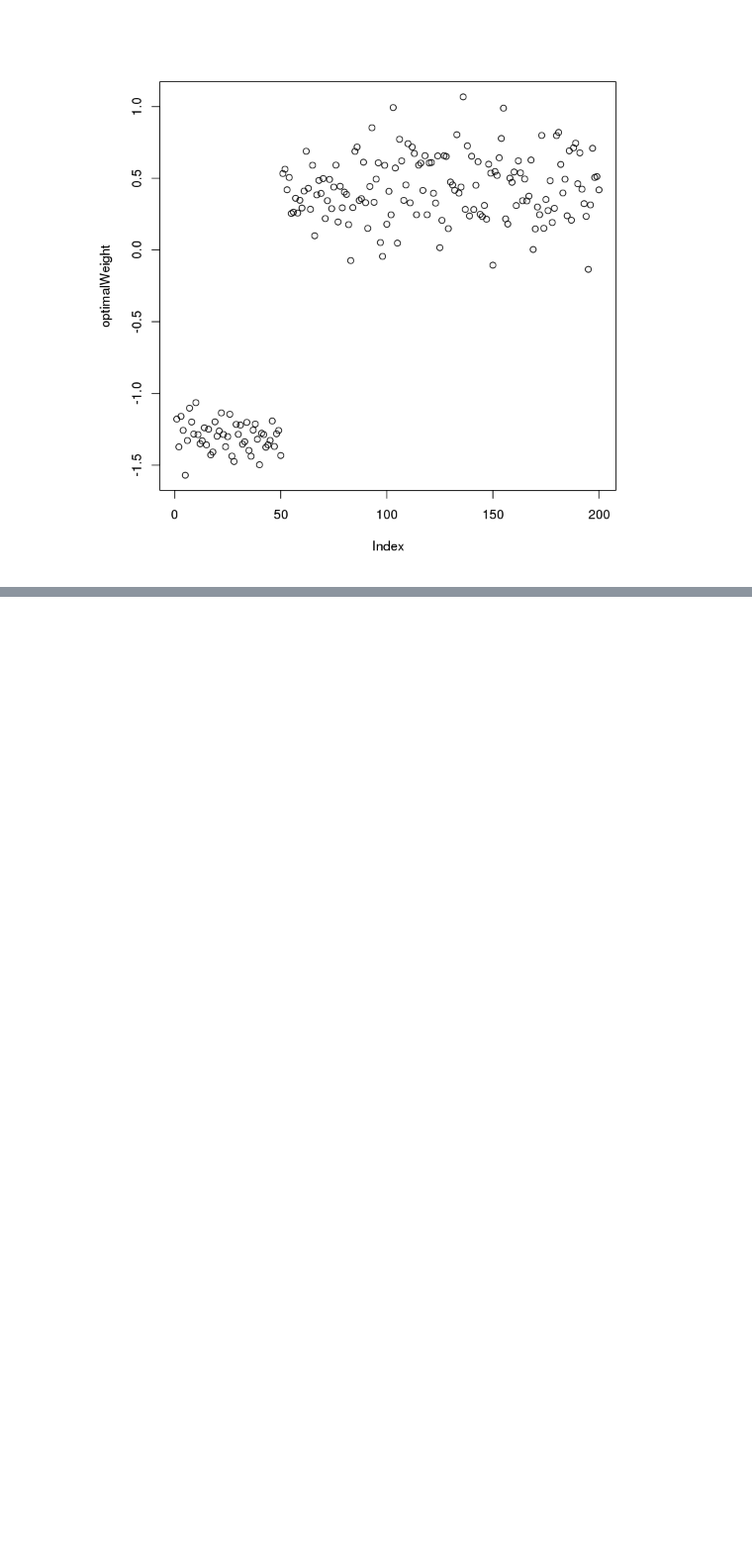
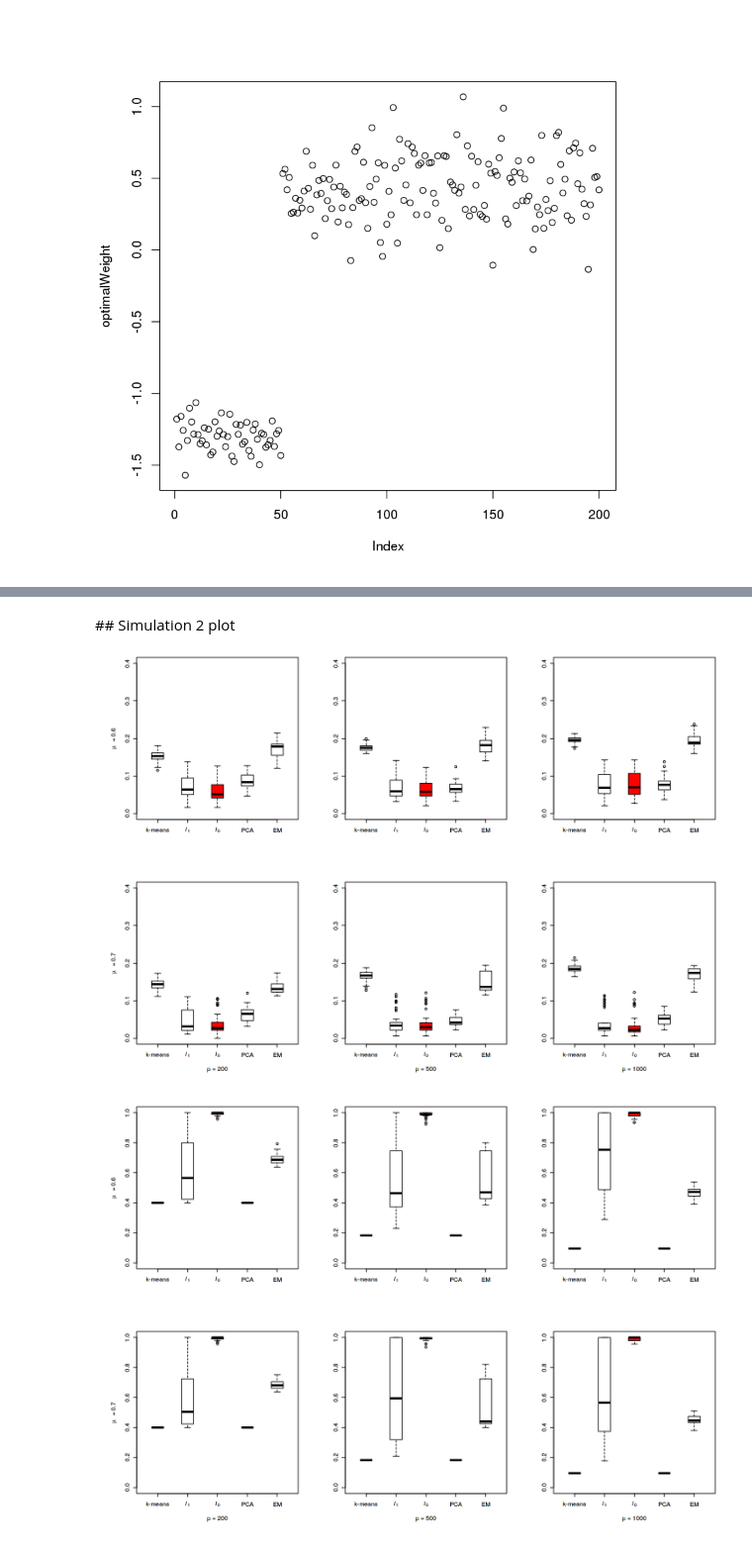
Before and after one commit to shifwang/SparseKmeans, a Jupyter notebook: Remarks.ipynb, the cells around one changed output, grey strips where cells are left out. Shown at 99% size. Cells and saved outputs as stored; diff of their text form; code cells hidden in the pictures; blank space fills up the shorter version.

```diff
--- a/Remarks.ipynb
+++ b/Remarks.ipynb
@@ -33,0 +158,39 @@ plot(optimalWeight)
+# %% [markdown]
+<a id=sim2>
+## Simulation 2 plot
+</a>
+# %%
+load('2016-09-22-06-17-21-info-2.RData') # simulation 2
+num.iter <- dim(info)[1]
+num.feature <- dim(info)[2]
+num.mus <- dim(info)[3]
+num.alg <- length(info[1,1,1][[1]]$results)
+result.cer <- array(NA, dim = c(num.iter, num.feature, num.mus, num.alg))
+result.recall <- array(NA, dim = c(num.iter, num.feature, num.mus, num.alg))
+result.precision <- array(NA, dim = c(num.iter, num.feature, num.mus, num.alg))
+result.Fscore <- array(NA, dim = c(num.iter, num.feature, num.mus, num.alg))
+true.label <- rep(1:6,rep(20,6))
+for (i1 in 1:num.iter)
+  for (i2 in 1:num.feature)
+    for (i3 in 1:num.mus)
+      for (i4 in 1:num.alg) {
+        tmp <- info[i1, i2, i3][[1]]
+        result.cer[i1, i2, i3, i4] <- CER(true.label,tmp$results[[i4]]$Cs)
+        result.recall[i1, i2, i3, i4] <- sum(tmp$results[[i4]]$weights[1:50] != 0)/50
+        result.precision[i1, i2, i3, i4] <- sum(tmp$results[[i4]]$weights[1:50] != 0)/sum(tmp$results[[i4]]$weights != 0)
+        result.Fscore[i1, i2, i3, i4] <- 2/(result.precision[i1, i2, i3, i4]^-1 + result.recall[i1, i2, i3, i4]^-1)
+      }
+alg.names <- c("k-means",expression(italic(l)["1"]),expression(italic(l)["0"]), "PCA", "EM")
+MakeBoxplot(result.cer,
+            ylim = c(0, 0.4),
+            mus = c(0.6, 0.7),
+            alg.names)
+MakeBoxplot(result.Fscore,
+            ylim = c(0, 1),
+            mus = c(0.6, 0.7),
+            alg.names)
+# %% [output]
+[figure, added]
+[figure, added]
+[figure, added]
+[figure, added]
```
Also changed, not shown: parts of 13 cells of this notebook, 1 other file.
